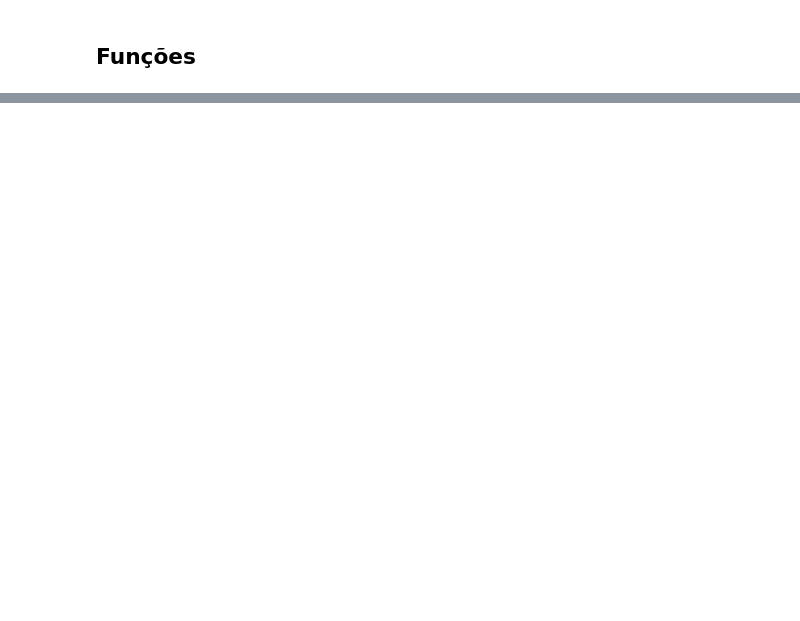
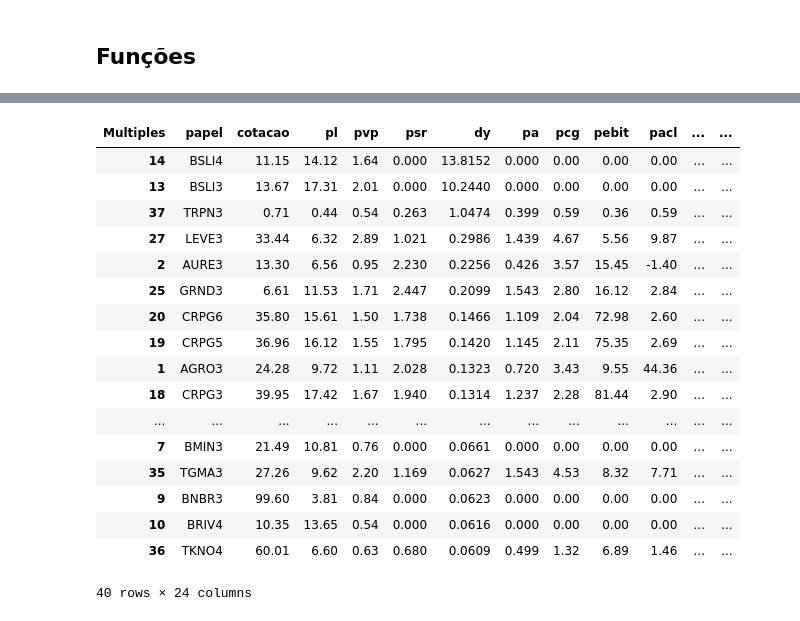
Before and after one commit to fcardosoo/Python-Mercado-Financeiro-Ranking-Bazin, a Jupyter notebook: Script-Bazin.ipynb, the cells around one changed output, grey strips where cells are left out. Cells and saved outputs as stored; diff of their text form; code cells hidden in the pictures; blank space fills up the shorter version.

```diff
--- a/Script-Bazin.ipynb
+++ b/Script-Bazin.ipynb
@@ -95,0 +33,6 @@ Multiples  papel  cotacao  Preço Justo
+# %%
+dados_fundamentalistas = fmt.get_resultado()
+dados_fundamentalistas['dividend'] = dados_fundamentalistas.apply(lambda x: x['dy'] * x['cotacao'], axis = 1)
+
+
+dados_fundamentalistas
@@ -95,0 +54,31 @@ Multiples  papel  cotacao  Preço Justo
+# %%
+# Calculando o Preço Justo (Bazin)
+def calcular_preco_justo(dividend_yield):
+    return dividend_yield * 16.67
+
+# Filtrando as ações com base nos critérios
+dados_filtrados = dados_fundamentalistas[
+    (dados_fundamentalistas['pl'] > 0) &
+    (dados_fundamentalistas['pl'] < 100) &
+    (dados_fundamentalistas['pvp'] > 0) &
+    (dados_fundamentalistas['divbpatr'] < 0.5) &
+    (dados_fundamentalistas['dy'] > 0.06) &
+    (dados_fundamentalistas['c5y'] > 0)
+]
+
+
+# Calculando o Preço Justo (Bazin)
+dados_filtrados['Preço Justo'] = calcular_preco_justo(dados_filtrados['dividend'])
+
+# Convertendo a coluna index em coluna com o nome do papel
+dados_filtrados = dados_filtrados.rename_axis("papel").reset_index()
+
+# Calculando possibilidade de upside
+dados_filtrados['upside'] = dados_filtrados.apply(lambda x: x['Preço Justo'] / x['cotacao'], axis = 1)
+
+# Ordenando por Preço Justo (Bazin) em ordem decrescente
+dados_filtrados.sort_values(by='upside', ascending=False, inplace=True)
+
+# Exibindo o ranking das ações
+print("Ranking (Bazin) das ações:")
+print(dados_filtrados[['papel', 'cotacao', 'dy', 'dividend', 'Preço Justo', 'upside']].round(2))
@@ -95,0 +103,21 @@ Multiples  papel  cotacao  Preço Justo
+# %%
+dados_filtrados
+# %% [output]
+| Multiples | papel | cotacao | pl | pvp | psr | dy | pa | pcg | pebit | pacl | ... | ... |
+| 14 | BSLI4 | 11.15 | 14.12 | 1.64 | 0.000 | 13.8152 | 0.000 | 0.00 | 0.00 | 0.00 | ... | ... |
+| 13 | BSLI3 | 13.67 | 17.31 | 2.01 | 0.000 | 10.2440 | 0.000 | 0.00 | 0.00 | 0.00 | ... | ... |
+| 37 | TRPN3 | 0.71 | 0.44 | 0.54 | 0.263 | 1.0474 | 0.399 | 0.59 | 0.36 | 0.59 | ... | ... |
+| 27 | LEVE3 | 33.44 | 6.32 | 2.89 | 1.021 | 0.2986 | 1.439 | 4.67 | 5.56 | 9.87 | ... | ... |
+| 2 | AURE3 | 13.30 | 6.56 | 0.95 | 2.230 | 0.2256 | 0.426 | 3.57 | 15.45 | -1.40 | ... | ... |
+| 25 | GRND3 | 6.61 | 11.53 | 1.71 | 2.447 | 0.2099 | 1.543 | 2.80 | 16.12 | 2.84 | ... | ... |
+| 20 | CRPG6 | 35.80 | 15.61 | 1.50 | 1.738 | 0.1466 | 1.109 | 2.04 | 72.98 | 2.60 | ... | ... |
+| 19 | CRPG5 | 36.96 | 16.12 | 1.55 | 1.795 | 0.1420 | 1.145 | 2.11 | 75.35 | 2.69 | ... | ... |
+| 1 | AGRO3 | 24.28 | 9.72 | 1.11 | 2.028 | 0.1323 | 0.720 | 3.43 | 9.55 | 44.36 | ... | ... |
+| 18 | CRPG3 | 39.95 | 17.42 | 1.67 | 1.940 | 0.1314 | 1.237 | 2.28 | 81.44 | 2.90 | ... | ... |
+| ... | ... | ... | ... | ... | ... | ... | ... | ... | ... | ... | ... | ... |
+| 7 | BMIN3 | 21.49 | 10.81 | 0.76 | 0.000 | 0.0661 | 0.000 | 0.00 | 0.00 | 0.00 | ... | ... |
+| 35 | TGMA3 | 27.26 | 9.62 | 2.20 | 1.169 | 0.0627 | 1.543 | 4.53 | 8.32 | 7.71 | ... | ... |
+| 9 | BNBR3 | 99.60 | 3.81 | 0.84 | 0.000 | 0.0623 | 0.000 | 0.00 | 0.00 | 0.00 | ... | ... |
+| 10 | BRIV4 | 10.35 | 13.65 | 0.54 | 0.000 | 0.0616 | 0.000 | 0.00 | 0.00 | 0.00 | ... | ... |
+| 36 | TKNO4 | 60.01 | 6.60 | 0.63 | 0.680 | 0.0609 | 0.499 | 1.32 | 6.89 | 1.46 | ... | ... |
+40 rows × 24 columns
```
Also changed, not shown: parts of 7 cells of this notebook.
